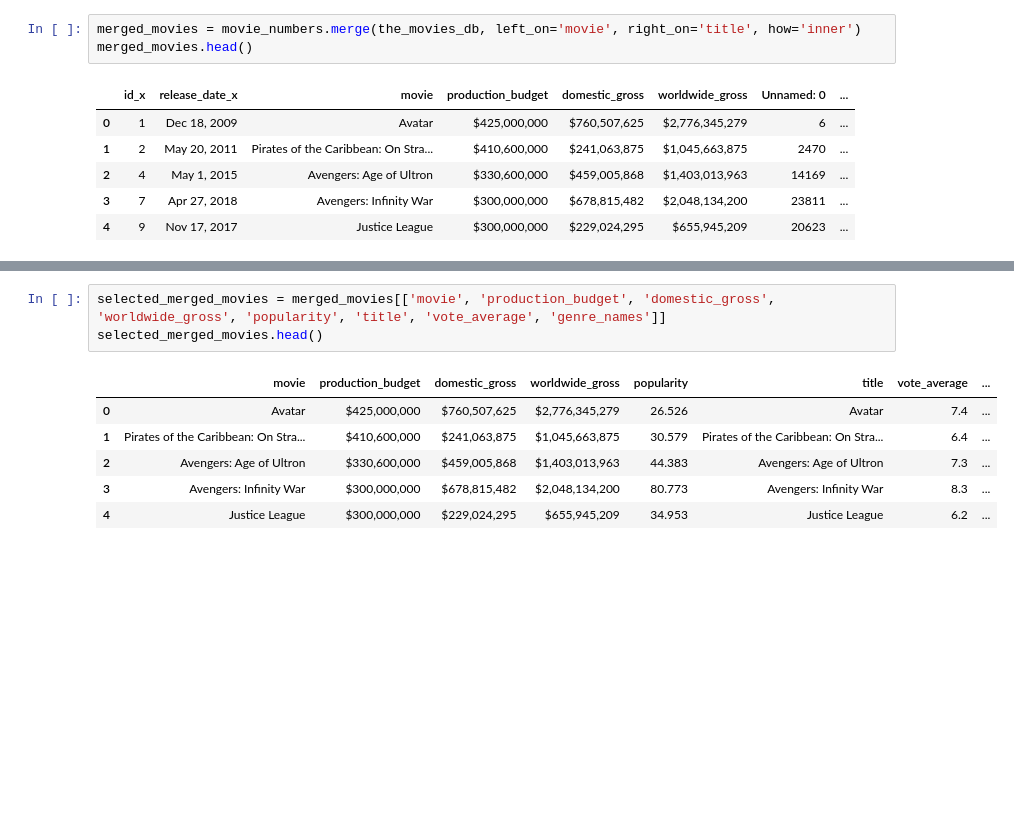
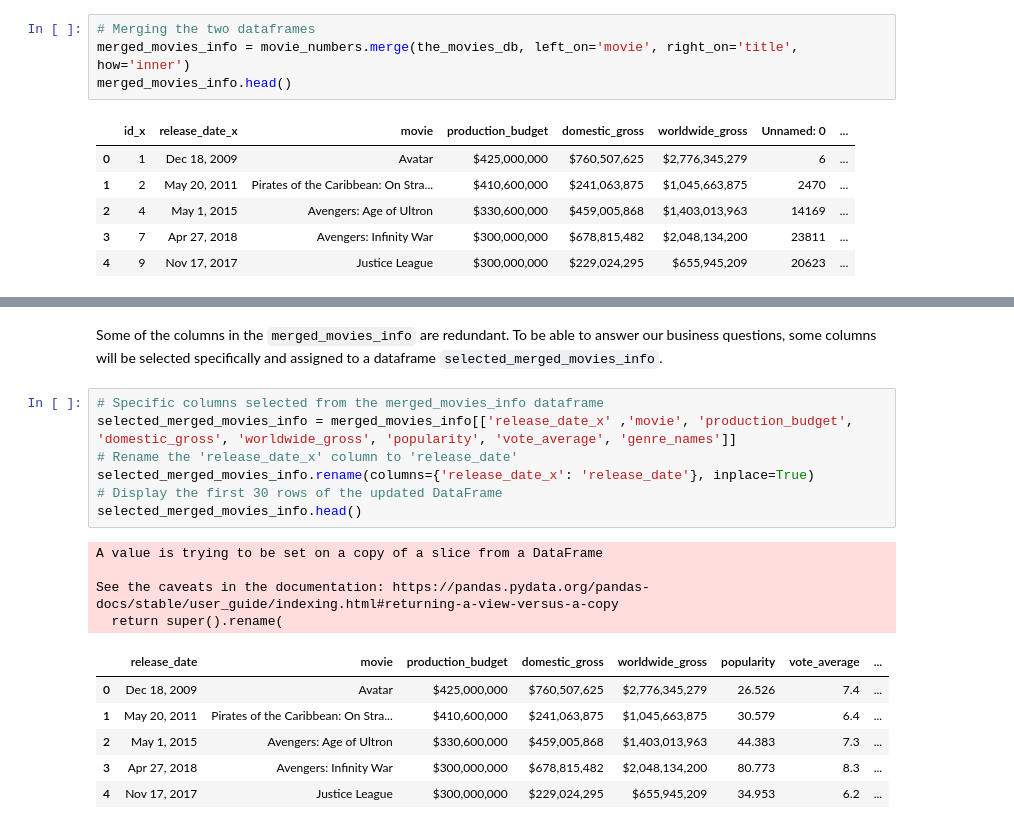
Before and after one commit to billysambasi/Group7_Phase_2_Project, a Jupyter notebook: student-bs.ipynb, the cells around one changed output, grey strips where cells are left out. Drawn from its saved outputs; the diff is of its cells as text; blank space fills up the shorter version.

````diff
--- a/student-bs.ipynb
+++ b/student-bs.ipynb
@@ -253,6 +257,7 @@ As you can see from the output above, this dataset contains several columns with
 # %%
-merged_movies = movie_numbers.merge(the_movies_db, left_on='movie', right_on='title', how='inner')
-merged_movies.head()
+# Merging the two dataframes
+merged_movies_info = movie_numbers.merge(the_movies_db, left_on='movie', right_on='title', how='inner')
+merged_movies_info.head()
 # %% [output]
 |  | id_x | release_date_x | movie | production_budget | domestic_gross | worldwide_gross | Unnamed: 0 | ... |
 | 0 | 1 | Dec 18, 2009 | Avatar | $425,000,000 | $760,507,625 | $2,776,345,279 | 6 | ... |
@@ -268,13 +274,23 @@ Index(['id_x', 'release_date_x', 'movie', 'production_budget',
        'original_language', 'original_title', 'popularity', 'release_date_y',
        'title', 'vote_average', 'vote_count', 'genre_names'],
       dtype='object')
+# %% [markdown]
+Some of the columns in the ```merged_movies_info``` are redundant. To be able to answer our business questions, some columns will be selected specifically and assigned to a dataframe ```selected_merged_movies_info```.
 # %%
-selected_merged_movies = merged_movies[['movie', 'production_budget', 'domestic_gross', 'worldwide_gross', 'popularity', 'title', 'vote_average', 'genre_names']]
-selected_merged_movies.head()
+# Specific columns selected from the merged_movies_info dataframe
+selected_merged_movies_info = merged_movies_info[['release_date_x' ,'movie', 'production_budget', 'domestic_gross', 'worldwide_gross', 'popularity', 'vote_average', 'genre_names']]
+# Rename the 'release_date_x' column to 'release_date'
+selected_merged_movies_info.rename(columns={'release_date_x': 'release_date'}, inplace=True)
+# Display the first 30 rows of the updated DataFrame
+selected_merged_movies_info.head()
 # %% [output]
+A value is trying to be set on a copy of a slice from a DataFrame
+
+See the caveats in the documentation: https://pandas.pydata.org/pandas-docs/stable/user_guide/indexing.html#returning-a-view-versus-a-copy
+  return super().rename(
-|  | movie | production_budget | domestic_gross | worldwide_gross | popularity | title | vote_average | ... |
-| 0 | Avatar | $425,000,000 | $760,507,625 | $2,776,345,279 | 26.526 | Avatar | 7.4 | ... |
-| 1 | Pirates of the Caribbean: On Stra... | $410,600,000 | $241,063,875 | $1,045,663,875 | 30.579 | Pirates of the Caribbean: On Stra... | 6.4 | ... |
-| 2 | Avengers: Age of Ultron | $330,600,000 | $459,005,868 | $1,403,013,963 | 44.383 | Avengers: Age of Ultron | 7.3 | ... |
-| 3 | Avengers: Infinity War | $300,000,000 | $678,815,482 | $2,048,134,200 | 80.773 | Avengers: Infinity War | 8.3 | ... |
-| 4 | Justice League | $300,000,000 | $229,024,295 | $655,945,209 | 34.953 | Justice League | 6.2 | ... |
+|  | release_date | movie | production_budget | domestic_gross | worldwide_gross | popularity | vote_average | ... |
+| 0 | Dec 18, 2009 | Avatar | $425,000,000 | $760,507,625 | $2,776,345,279 | 26.526 | 7.4 | ... |
+| 1 | May 20, 2011 | Pirates of the Caribbean: On Stra... | $410,600,000 | $241,063,875 | $1,045,663,875 | 30.579 | 6.4 | ... |
+| 2 | May 1, 2015 | Avengers: Age of Ultron | $330,600,000 | $459,005,868 | $1,403,013,963 | 44.383 | 7.3 | ... |
+| 3 | Apr 27, 2018 | Avengers: Infinity War | $300,000,000 | $678,815,482 | $2,048,134,200 | 80.773 | 8.3 | ... |
+| 4 | Nov 17, 2017 | Justice League | $300,000,000 | $229,024,295 | $655,945,209 | 34.953 | 6.2 | ... |
````
Also changed, not shown: parts of 35 cells of this notebook.
